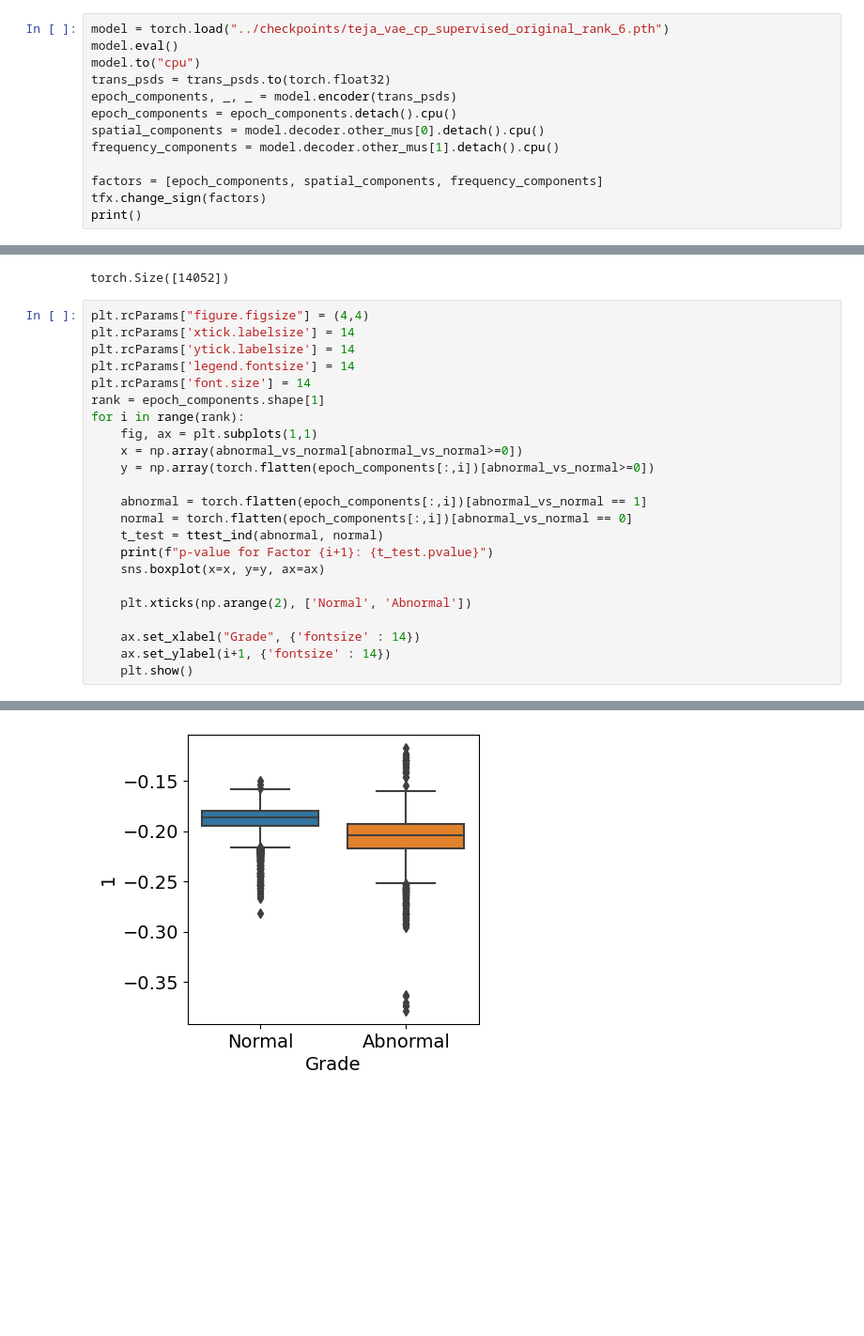
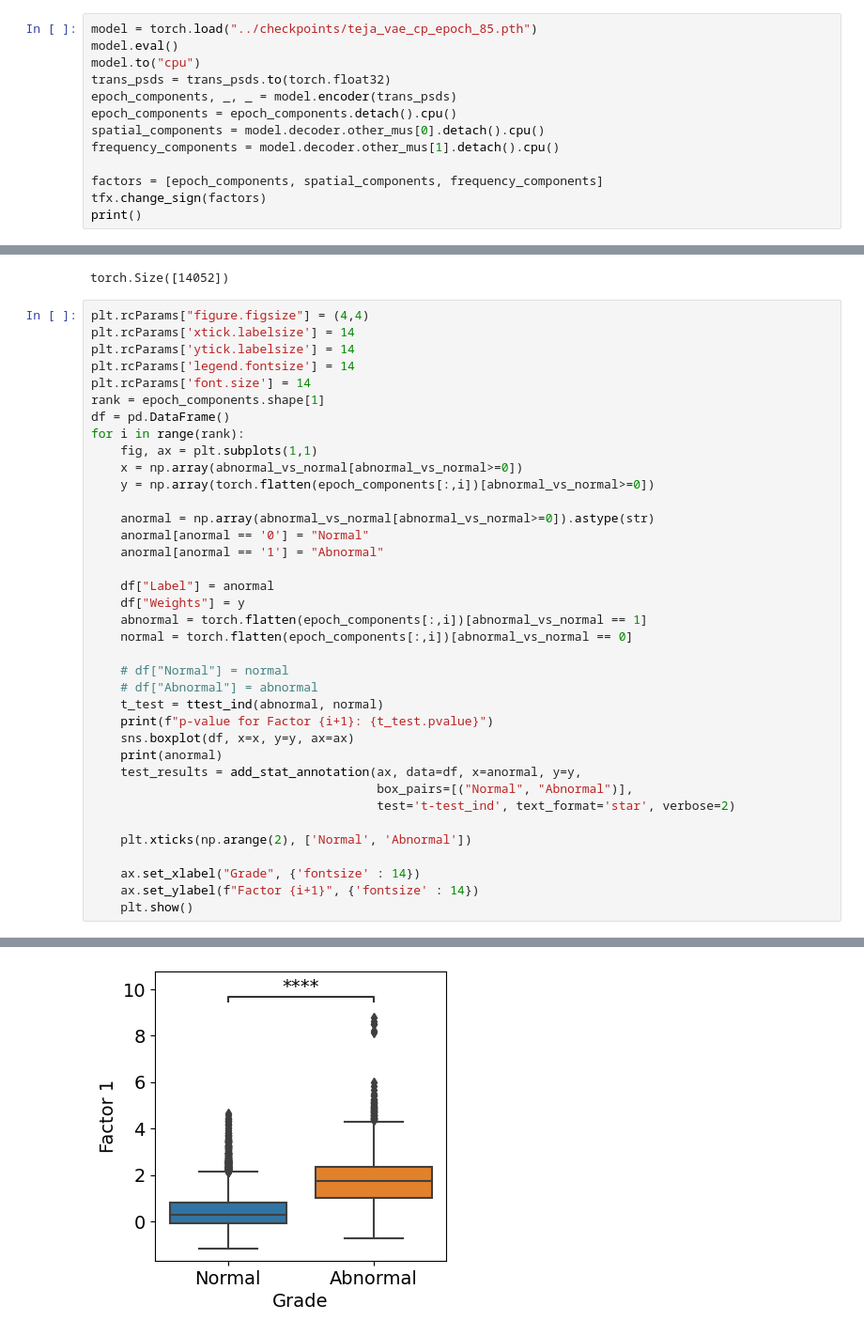
Before and after one commit to TSTEP99/teja_vae_cpd, a Jupyter notebook: code/factor_visualization.ipynb, the cells around one changed output, grey strips where cells are left out. Shown: that part at 94% size. Saved outputs shown, nothing was run; the diff lists cells and outputs as text; blank space fills up the shorter version.

```diff
--- a/code/factor_visualization.ipynb
+++ b/code/factor_visualization.ipynb
@@ -57,7 +61,7 @@ def plot_factors(factors, d=3, factors_name=["Epochs", "Topomap", "Spectrum"]):
     fig.tight_layout()
     plt.show()
 # %%
-model = torch.load("../checkpoints/teja_vae_cp_supervised_original_rank_6.pth")
+model = torch.load("../checkpoints/teja_vae_cp_epoch_85.pth")
 model.eval()
 model.to("cpu")
 trans_psds = trans_psds.to(torch.float32)
@@ -110,21 +114,35 @@ plt.rcParams['ytick.labelsize'] = 14
 plt.rcParams['legend.fontsize'] = 14
 plt.rcParams['font.size'] = 14
 rank = epoch_components.shape[1]
+df = pd.DataFrame()
 for i in range(rank):
     fig, ax = plt.subplots(1,1)
     x = np.array(abnormal_vs_normal[abnormal_vs_normal>=0])
     y = np.array(torch.flatten(epoch_components[:,i])[abnormal_vs_normal>=0])
 
+    anormal = np.array(abnormal_vs_normal[abnormal_vs_normal>=0]).astype(str)
+    anormal[anormal == '0'] = "Normal"
+    anormal[anormal == '1'] = "Abnormal"
+
+    df["Label"] = anormal
+    df["Weights"] = y
     abnormal = torch.flatten(epoch_components[:,i])[abnormal_vs_normal == 1]
     normal = torch.flatten(epoch_components[:,i])[abnormal_vs_normal == 0]
+
+    # df["Normal"] = normal
+    # df["Abnormal"] = abnormal
     t_test = ttest_ind(abnormal, normal)
     print(f"p-value for Factor {i+1}: {t_test.pvalue}")
-    sns.boxplot(x=x, y=y, ax=ax)
+    sns.boxplot(df, x=x, y=y, ax=ax)
+    print(anormal)
+    test_results = add_stat_annotation(ax, data=df, x=anormal, y=y,
+                                       box_pairs=[("Normal", "Abnormal")],
+                                       test='t-test_ind', text_format='star', verbose=2)
 
     plt.xticks(np.arange(2), ['Normal', 'Abnormal'])
 
     ax.set_xlabel("Grade", {'fontsize' : 14})
-    ax.set_ylabel(i+1, {'fontsize' : 14})
+    ax.set_ylabel(f"Factor {i+1}", {'fontsize' : 14})
     plt.show()
 # %% [output]
 p-value for Factor 1: 0.0
@@ -131 +158 @@ p-value for Factor 1: 0.0
-[figure, old version]
+[figure, new version]
```
Also changed, not shown: parts of 4 cells of this notebook, 12 other files.
